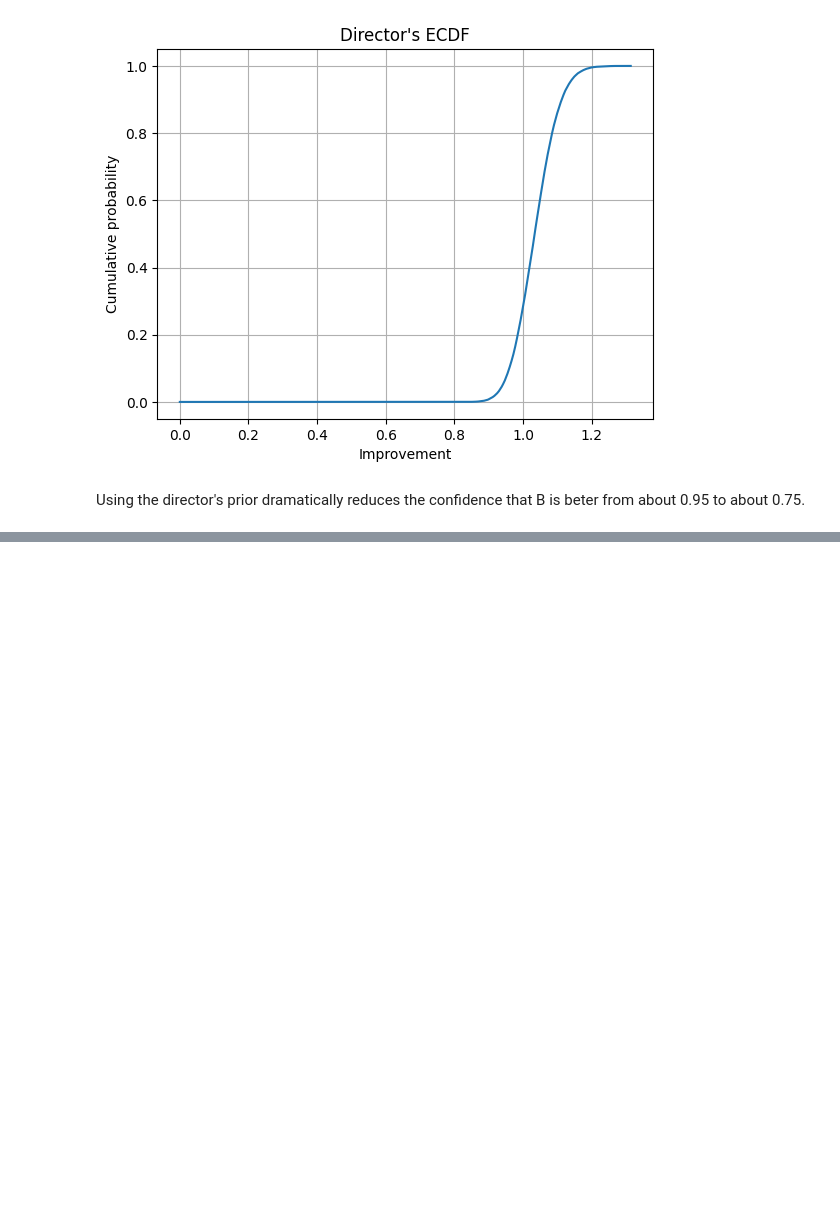
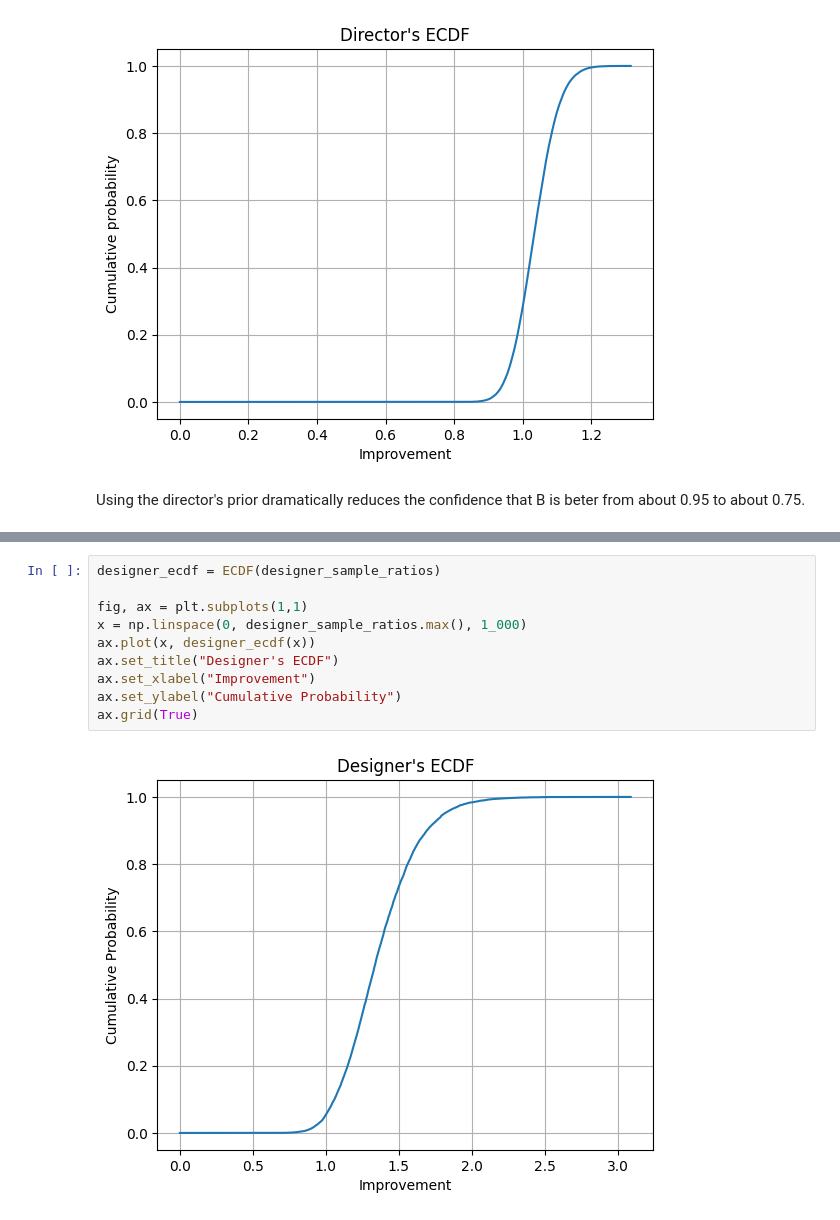
Before and after one commit to TecKnow/learning, a Jupyter notebook: Chapter_15.ipynb, the cells around one changed output, grey strips where cells are left out. Cells and saved outputs as stored; diff of their text form; blank space fills up the shorter version.

```diff
--- a/Chapter_15.ipynb
+++ b/Chapter_15.ipynb
@@ -168,0 +205,12 @@ Using the director's prior dramatically reduces the confidence that B is beter f
+# %%
+designer_ecdf = ECDF(designer_sample_ratios)
+
+fig, ax = plt.subplots(1,1)
+x = np.linspace(0, designer_sample_ratios.max(), 1_000)
+ax.plot(x, designer_ecdf(x))
+ax.set_title("Designer's ECDF")
+ax.set_xlabel("Improvement")
+ax.set_ylabel("Cumulative Probability")
+ax.grid(True)
+# %% [output]
+[figure, added]
```
Also changed, not shown: parts of 8 cells of this notebook.
